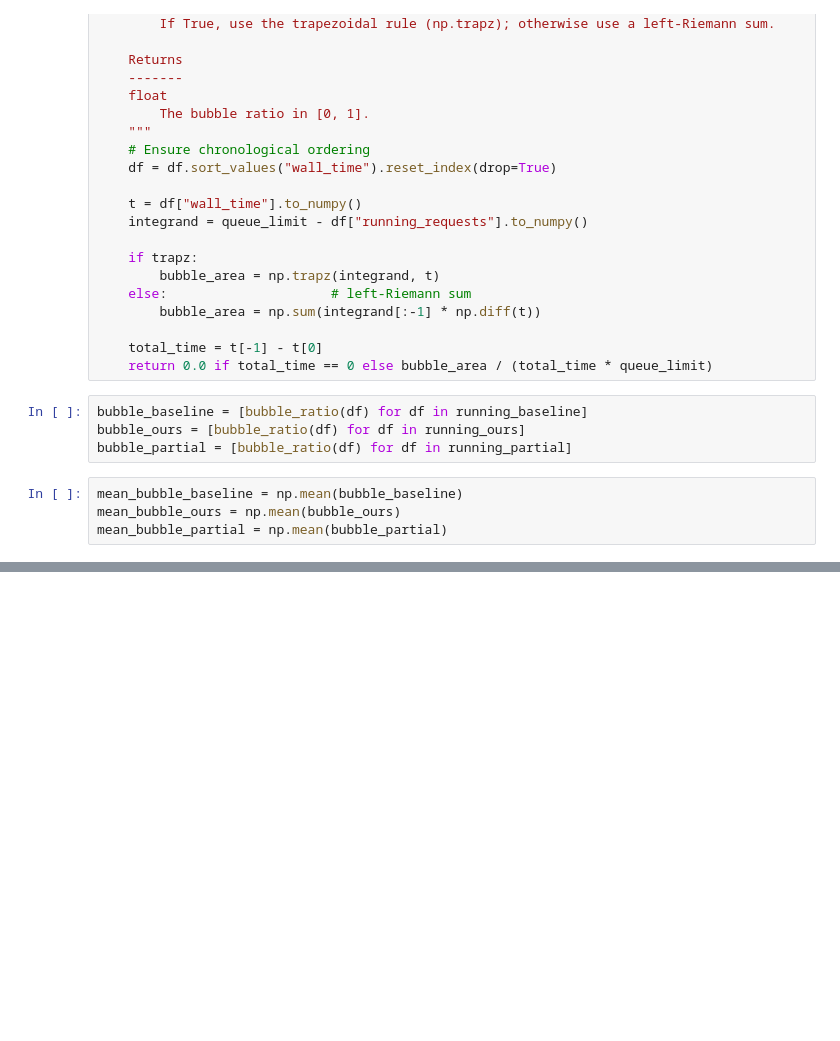
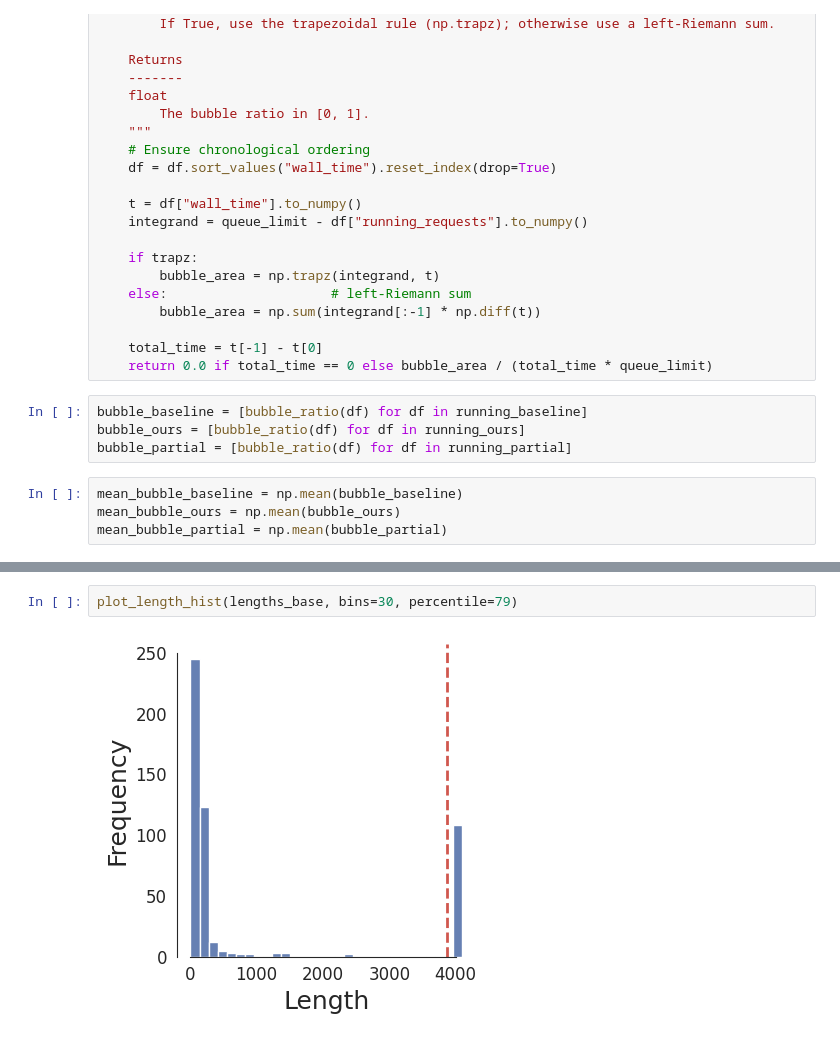
Before and after one commit to ExtremeViscent/verl, a Jupyter notebook: scripts/throughput.ipynb, the cells around one changed output, grey strips where cells are left out. Saved outputs shown, nothing was run; the diff lists cells and outputs as text; blank space fills up the shorter version.

```diff
--- a/scripts/throughput.ipynb
+++ b/scripts/throughput.ipynb
@@ -1810,0 +1926,4 @@ plot_running_requests(running_baseline[0])
+# %%
+plot_length_hist(lengths_base, bins=30, percentile=79)
+# %% [output]
+[figure, added]
```
Also changed, not shown: parts of 9 cells of this notebook, 2 other files.
